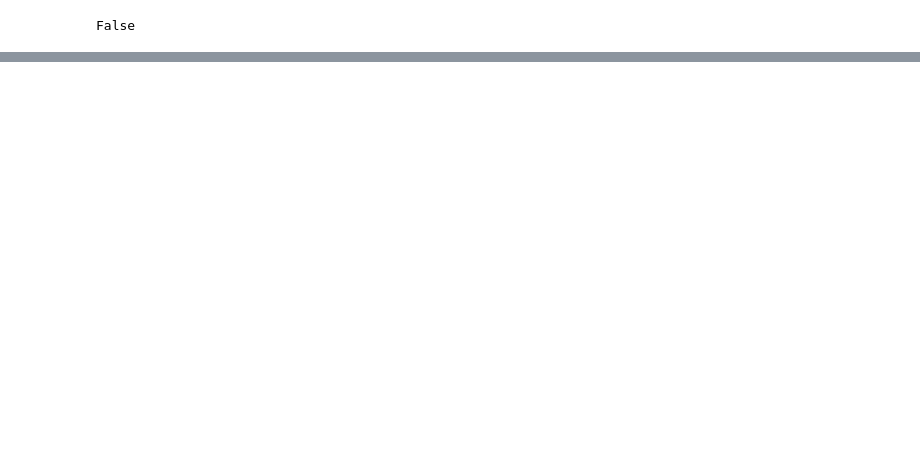
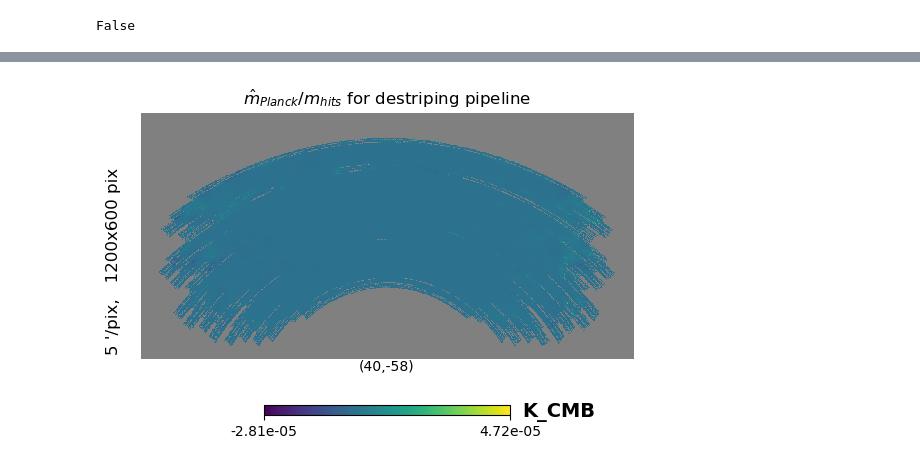
Before and after one commit to julientang/M2-internship, a Jupyter notebook: notebook/Observation_Planck.ipynb, the cells around one changed output, grey strips where cells are left out. Cells and saved outputs as stored; diff of their text form; code cells hidden in the pictures; blank space fills up the shorter version.

```diff
--- a/notebook/Observation_Planck.ipynb
+++ b/notebook/Observation_Planck.ipynb
@@ -259,0 +428,3 @@ RuntimeError: Noise model noise_model does not exist in observation POLE_DEEP-16
+# %%
+planck2 = planck_destriping[:]/hitmap_planck
+planck2[:,hitmap_planck==0] = hp.UNSEEN
@@ -259,0 +444,4 @@ RuntimeError: Noise model noise_model does not exist in observation POLE_DEEP-16
+# %%
+hp.gnomview(planck2[0],rot = (40,-58),xsize = 1200,ysize=600,reso = 5, title = '$\hat{m}_{Planck}/m_{hits}$ for destriping pipeline', unit='K_CMB')
+# %% [output]
+[figure, added]
```
Also changed, not shown: parts of 44 cells of this notebook.
